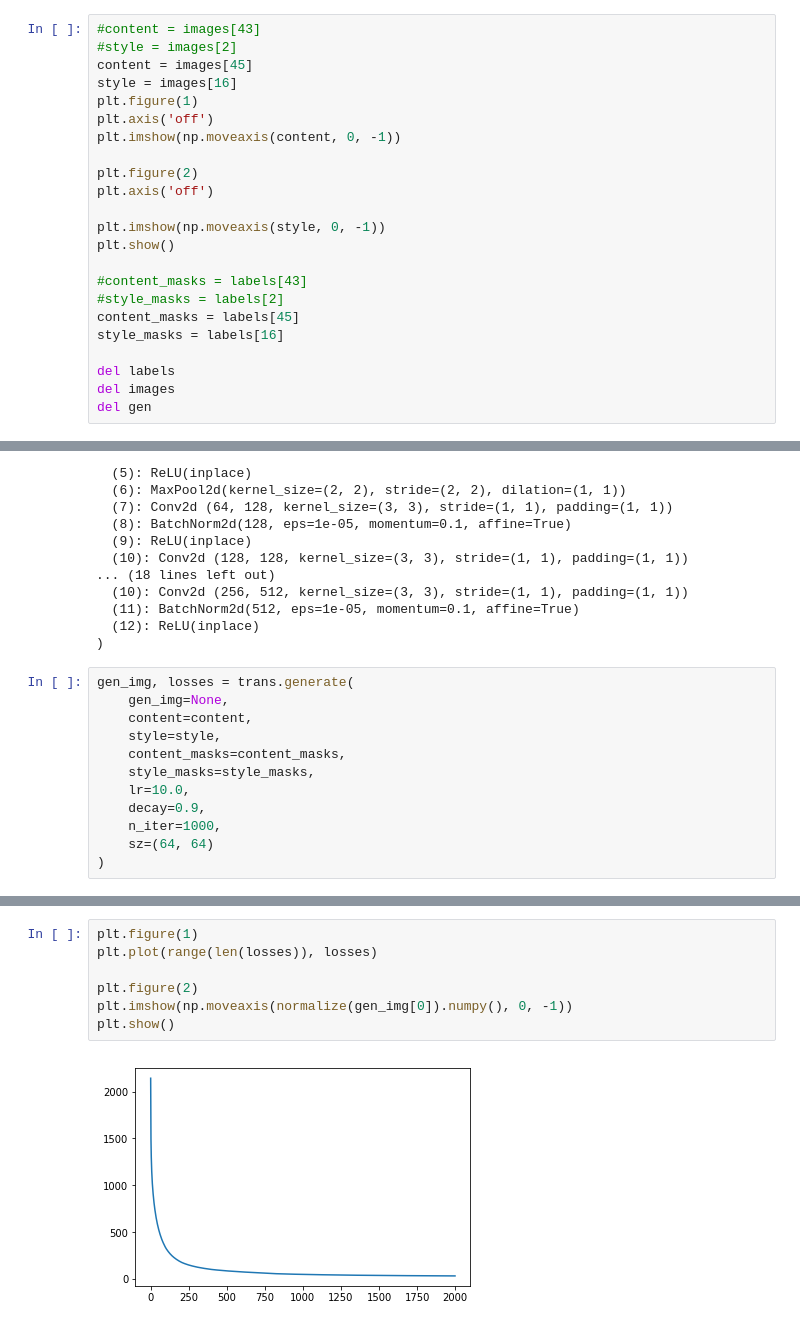
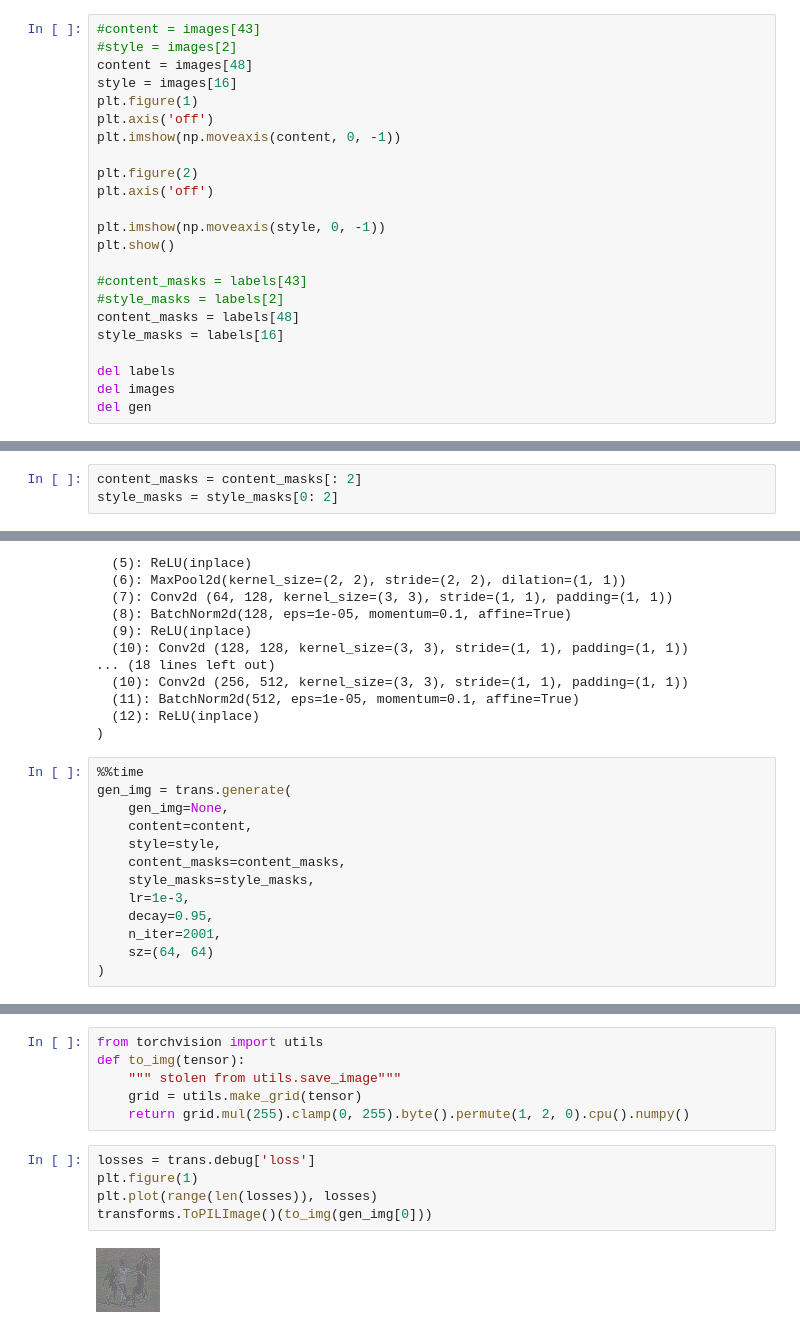
Before and after one commit to Beanin/object-to-object-style-transfer, a Jupyter notebook: transfer.ipynb, the cells around one changed output, grey strips where cells are left out. Saved outputs shown, nothing was run; the diff lists cells and outputs as text.

```diff
--- a/transfer.ipynb
+++ b/transfer.ipynb
@@ -68,7 +68,7 @@ labels[0].shape
 # %%
 #content = images[43]
 #style = images[2]
-content = images[45]
+content = images[48]
 style = images[16]
 plt.figure(1)
 plt.axis('off')
@@ -82,7 +82,7 @@ plt.show()
 
 #content_masks = labels[43]
 #style_masks = labels[2]
-content_masks = labels[45]
+content_masks = labels[48]
 style_masks = labels[16]
 
 del labels
@@ -104 +104,4 @@ plt.show()
 [figure]
+# %%
+content_masks = content_masks[: 2]
+style_masks = style_masks[0: 2]
@@ -326,15 +347,16 @@ Sequential(
   (12): ReLU(inplace)
 )
 # %%
-gen_img, losses = trans.generate(
+%%time
+gen_img = trans.generate(
     gen_img=None,
     content=content,
     style=style,
     content_masks=content_masks,
     style_masks=style_masks,
-    lr=10.0,
-    decay=0.9,
-    n_iter=1000,
+    lr=1e-3,
+    decay=0.95,
+    n_iter=2001,
     sz=(64, 64)
 )
 # %% [output]
@@ -361,9 +380,13 @@ Style Loss 4_1: 0.3673169921875
+# %%
+from torchvision import utils
+def to_img(tensor):
+    """ stolen from utils.save_image"""
+    grid = utils.make_grid(tensor)
+    return grid.mul(255).clamp(0, 255).byte().permute(1, 2, 0).cpu().numpy()
 # %%
+losses = trans.debug['loss']
 plt.figure(1)
 plt.plot(range(len(losses)), losses)
-
-plt.figure(2)
-plt.imshow(np.moveaxis(normalize(gen_img[0]).numpy(), 0, -1))
-plt.show()
+transforms.ToPILImage()(to_img(gen_img[0]))
 # %% [output]
-[figure, old version]
+[figure, new version]
```
Also changed, not shown: parts of 21 cells of this notebook.
